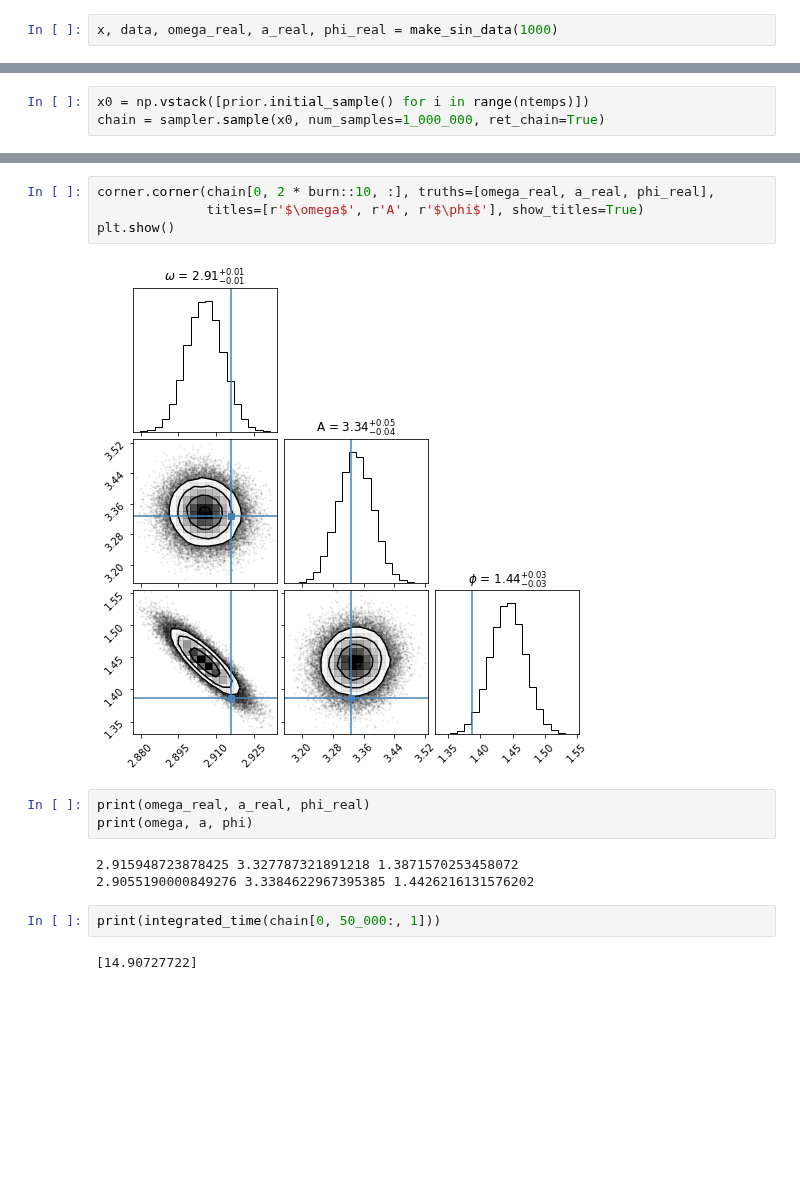
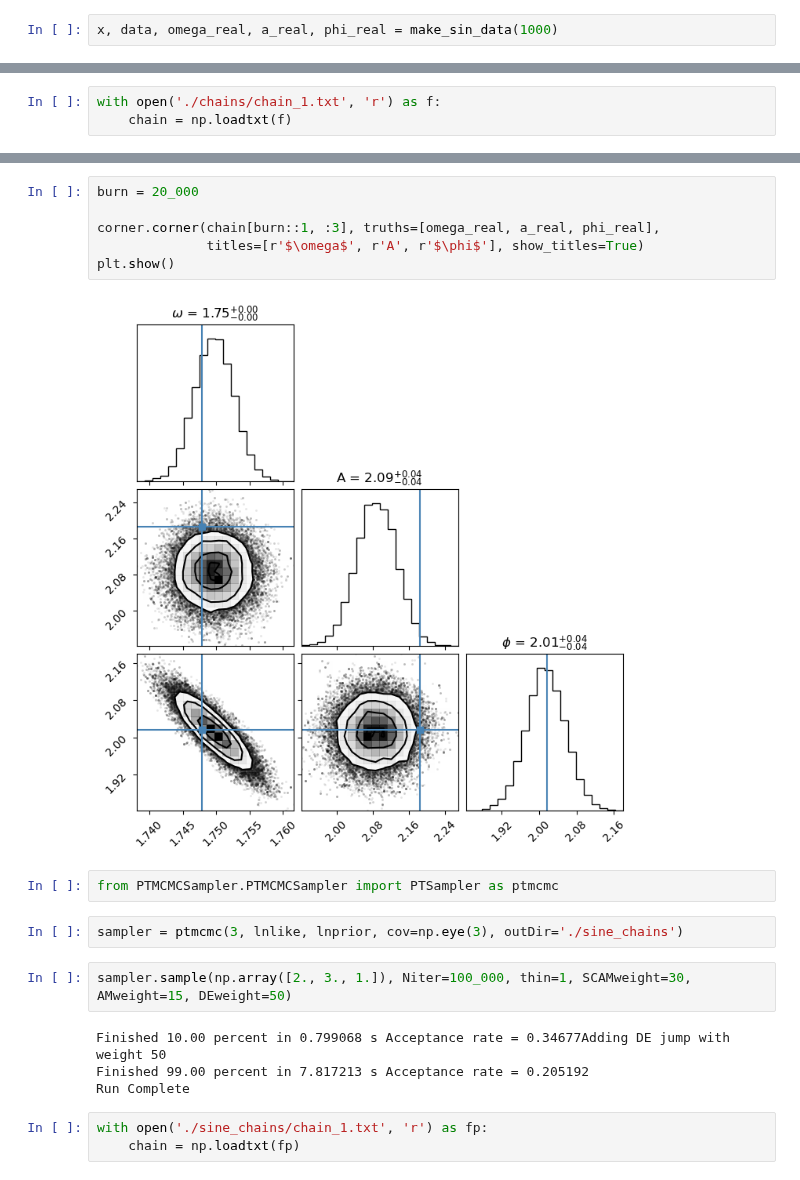
Before and after one commit to AaronDJohnson/impulse_mcmc, a Jupyter notebook: examples/test.ipynb, the cells around one changed output, grey strips where cells are left out. Saved outputs shown, nothing was run; the diff lists cells and outputs as text; blank space fills up the shorter version.

```diff
--- a/examples/test.ipynb
+++ b/examples/test.ipynb
@@ -31,3 +16,0 @@ sampler = Sampler(ndim, like, prior, ntemps=ntemps, ncores=ncores, adapt=True, t
-# %%
-x0 = np.vstack([prior.initial_sample() for i in range(ntemps)])
-chain = sampler.sample(x0, num_samples=1_000_000, ret_chain=True)
@@ -41,0 +29,3 @@ phi = np.median(chain[0][burn:, 2])
+# %%
+with open('./chains/chain_1.txt', 'r') as f:
+    chain = np.loadtxt(f)
@@ -90,16 +48,21 @@ plt.plot(x, a_real * np.sin(omega_real * x + phi_real), color='black')
 # %%
-corner.corner(chain[0, 2 * burn::10, :], truths=[omega_real, a_real, phi_real],
+burn = 20_000
+
+corner.corner(chain[burn::1, :3], truths=[omega_real, a_real, phi_real],
               titles=[r'$\omega$', r'A', r'$\phi$'], show_titles=True)
 plt.show()
 # %% [output]
-[figure, old version]
+[figure, new version]
-# %%
-print(omega_real, a_real, phi_real)
-print(omega, a, phi)
-# %% [output]
-2.915948723878425 3.327787321891218 1.3871570253458072
-2.9055190000849276 3.3384622967395385 1.4426216131576202
-# %%
-print(integrated_time(chain[0, 50_000:, 1]))
-# %% [output]
-[14.90727722]
+# %%
+from PTMCMCSampler.PTMCMCSampler import PTSampler as ptmcmc
+# %%
+sampler = ptmcmc(3, lnlike, lnprior, cov=np.eye(3), outDir='./sine_chains')
+# %%
+sampler.sample(np.array([2., 3., 1.]), Niter=100_000, thin=1, SCAMweight=30, AMweight=15, DEweight=50)
+# %% [output]
+Finished 10.00 percent in 0.799068 s Acceptance rate = 0.34677Adding DE jump with weight 50
+Finished 99.00 percent in 7.817213 s Acceptance rate = 0.205192
+Run Complete
+# %%
+with open('./sine_chains/chain_1.txt', 'r') as fp:
+    chain = np.loadtxt(fp)
```
Also changed, not shown: parts of 22 cells of this notebook, 3 other files.
